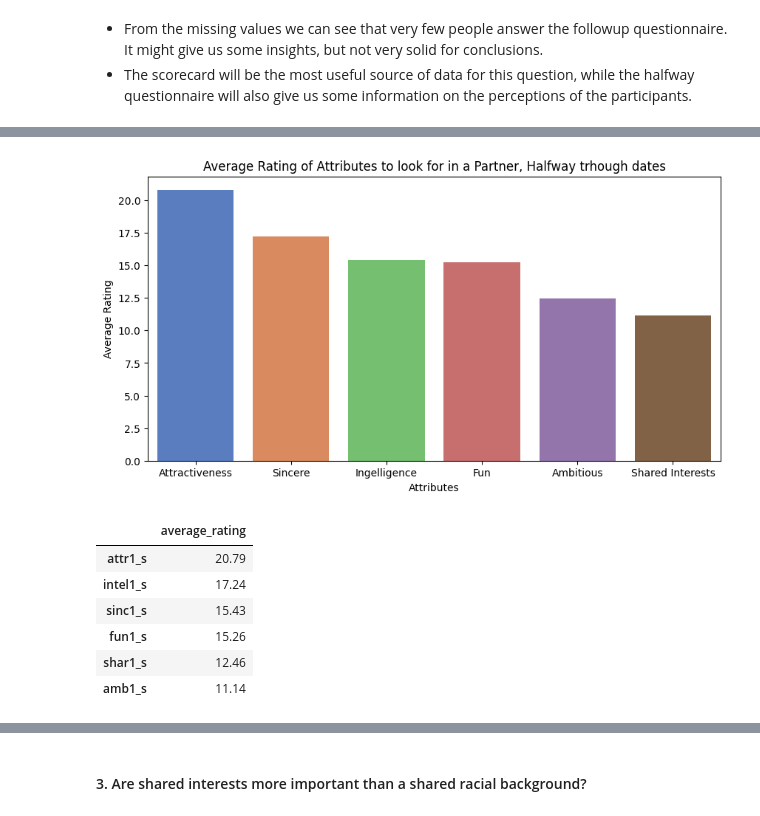
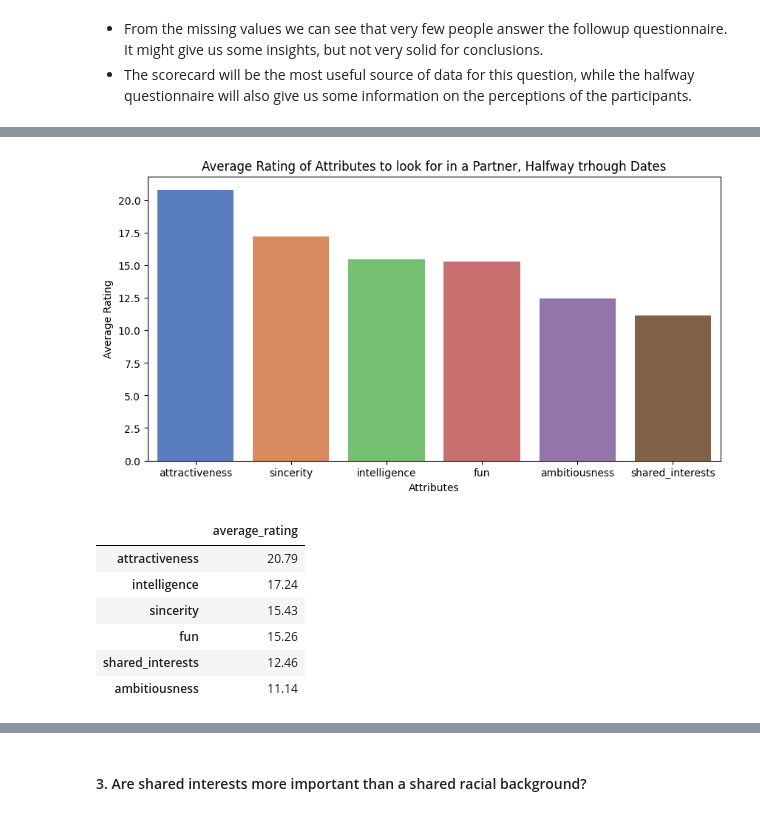
Before and after one commit to davidegc1/EDA_SpeedDating, a Jupyter notebook: Speed_dating.ipynb, the cells around one changed output, grey strips where cells are left out. Cells and saved outputs as stored; diff of their text form; code cells hidden in the pictures.

```diff
--- a/Speed_dating.ipynb
+++ b/Speed_dating.ipynb
@@ -770,0 +751,15 @@ display(average_attributes.sort_values(by="average_rating", ascending=False))
+# %%
+# create empty dictionary, then append average rating for every attribute, for females
+empty_dict = {}
+
+for i in look_for_female.columns:
+  empty_dict[i] = look_for_female[i].mean().round(2)
+
+# convert to dataframe
+female_attributes = pd.DataFrame.from_dict(empty_dict, orient="index")
+# change column name
+female_attributes.rename(columns={0:"average_rating"}, inplace=True)
+# drop gender row
+female_attributes = female_attributes[0:6]
+# show
+female_attributes.sort_values(by="average_rating", ascending=False)
@@ -770,0 +801,15 @@ display(average_attributes.sort_values(by="average_rating", ascending=False))
+# %%
+# create empty dictionary, then append average rating for every attribute, for males
+empty_dict = {}
+
+for i in look_for_male.columns:
+  empty_dict[i] = look_for_male[i].mean().round(2)
+
+# convert to dataframe
+male_attributes = pd.DataFrame.from_dict(empty_dict, orient="index")
+# change column name
+male_attributes.rename(columns={0:"average_rating"}, inplace=True)
+# drop gender row
+male_attributes = male_attributes[0:6]
+# show
+male_attributes
@@ -812,3 +937,12 @@ display(followup.head())
+# %%
+# rename halfway columns
+halfway.rename(columns={"attr1_s":"attractiveness",
+                         "sinc1_s":"sincerity",
+                         "intel1_s":"intelligence",
+                         "fun1_s":"fun",
+                         "amb1_s":"ambitiousness",
+                         "shar1_s":"shared_interests"
+                         }, inplace=True)
 # %%
 # missing values for each dataframe
 display("scorecard:", scorecard.isna().sum())
@@ -875,25 +1010,25 @@ halfway_attributes
 # %%
 # barplot to represent average of attributes
-attributes_list = ["Attractiveness", "Sincere", "Ingelligence", "Fun", "Ambitious", "Shared Interests"]
+attributes_list = halfway_attributes.index
 
 plt.figure(figsize=(10,5))
 sns.barplot(data=halfway_attributes.sort_values(by="average_rating", ascending=False),
             x=attributes_list,
             y="average_rating",
             palette="muted")
 
-plt.title("Average Rating of Attributes to look for in a Partner, Halfway trhough dates")
+plt.title("Average Rating of Attributes to look for in a Partner, Halfway trhough Dates")
 plt.xlabel("Attributes")
 plt.ylabel("Average Rating")
 plt.show()
 
 display(halfway_attributes.sort_values(by="average_rating", ascending=False))
 # %% [output]
-[figure, old version]
+[figure, new version]
 |  | average_rating |
-| attr1_s | 20.79 |
-| intel1_s | 17.24 |
-| sinc1_s | 15.43 |
-| fun1_s | 15.26 |
-| shar1_s | 12.46 |
-| amb1_s | 11.14 |
+| attractiveness | 20.79 |
+| intelligence | 17.24 |
+| sincerity | 15.43 |
+| fun | 15.26 |
+| shared_interests | 12.46 |
+| ambitiousness | 11.14 |
```
Also changed, not shown: parts of 75 cells of this notebook.
